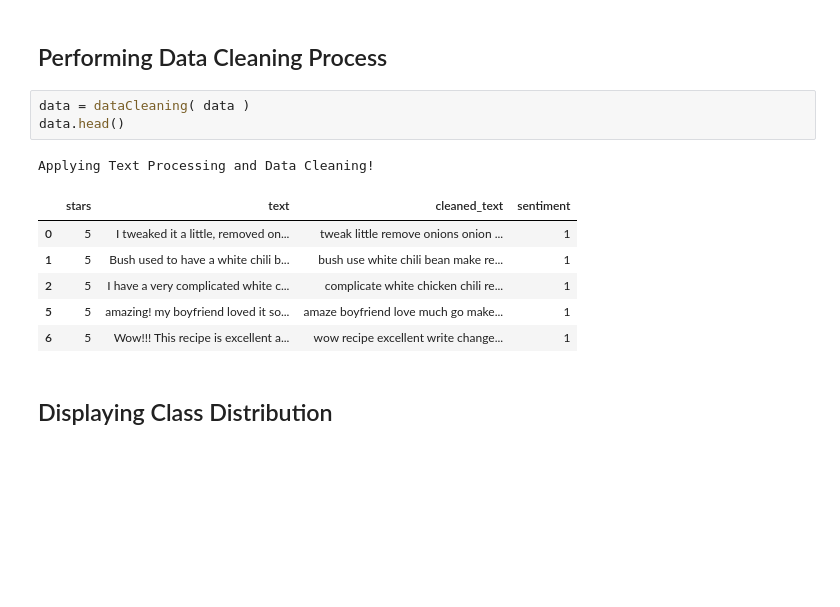
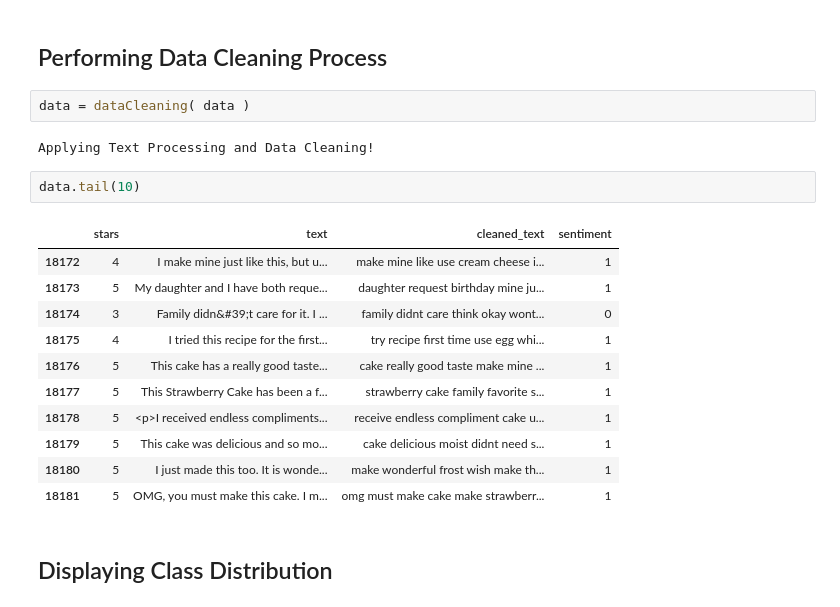
Before and after one commit to musabanees/recipeReviewSentimentAnalysis, a Jupyter notebook: notebooks/FinalAssessment.ipynb, the cells around one changed output. Saved outputs shown, nothing was run; the diff lists cells and outputs as text; blank space fills up the shorter version.

```diff
--- a/notebooks/FinalAssessment.ipynb
+++ b/notebooks/FinalAssessment.ipynb
@@ -24,15 +29,22 @@ data.head(4)
 ## Performing Data Cleaning Process
 # %%
 data = dataCleaning( data )
-data.head()
 # %% [output]
 Applying Text Processing and Data Cleaning!
-|  | stars | text | cleaned_text | sentiment |
-| 0 | 5 | I tweaked it a little, removed on... | tweak little remove onions onion ... | 1 |
-| 1 | 5 | Bush used to have a white chili b... | bush use white chili bean make re... | 1 |
-| 2 | 5 | I have a very complicated white c... | complicate white chicken chili re... | 1 |
-| 5 | 5 | amazing! my boyfriend loved it so... | amaze boyfriend love much go make... | 1 |
-| 6 | 5 | Wow!!! This recipe is excellent a... | wow recipe excellent write change... | 1 |
+# %%
+data.tail(10)
+# %% [output]
+|  | stars | text | cleaned_text | sentiment |
+| 18172 | 4 | I make mine just like this, but u... | make mine like use cream cheese i... | 1 |
+| 18173 | 5 | My daughter and I have both reque... | daughter request birthday mine ju... | 1 |
+| 18174 | 3 | Family didn&#39;t care for it. I ... | family didnt care think okay wont... | 0 |
+| 18175 | 4 | I tried this recipe for the first... | try recipe first time use egg whi... | 1 |
+| 18176 | 5 | This cake has a really good taste... | cake really good taste make mine ... | 1 |
+| 18177 | 5 | This Strawberry Cake has been a f... | strawberry cake family favorite s... | 1 |
+| 18178 | 5 | <p>I received endless compliments... | receive endless compliment cake u... | 1 |
+| 18179 | 5 | This cake was delicious and so mo... | cake delicious moist didnt need s... | 1 |
+| 18180 | 5 | I just made this too. It is wonde... | make wonderful frost wish make th... | 1 |
+| 18181 | 5 | OMG, you must make this cake. I m... | omg must make cake make strawberr... | 1 |
 # %% [markdown]
 ## Displaying Class Distribution
 # %%
```
Also changed, not shown: parts of 12 cells of this notebook, 6 other files.
